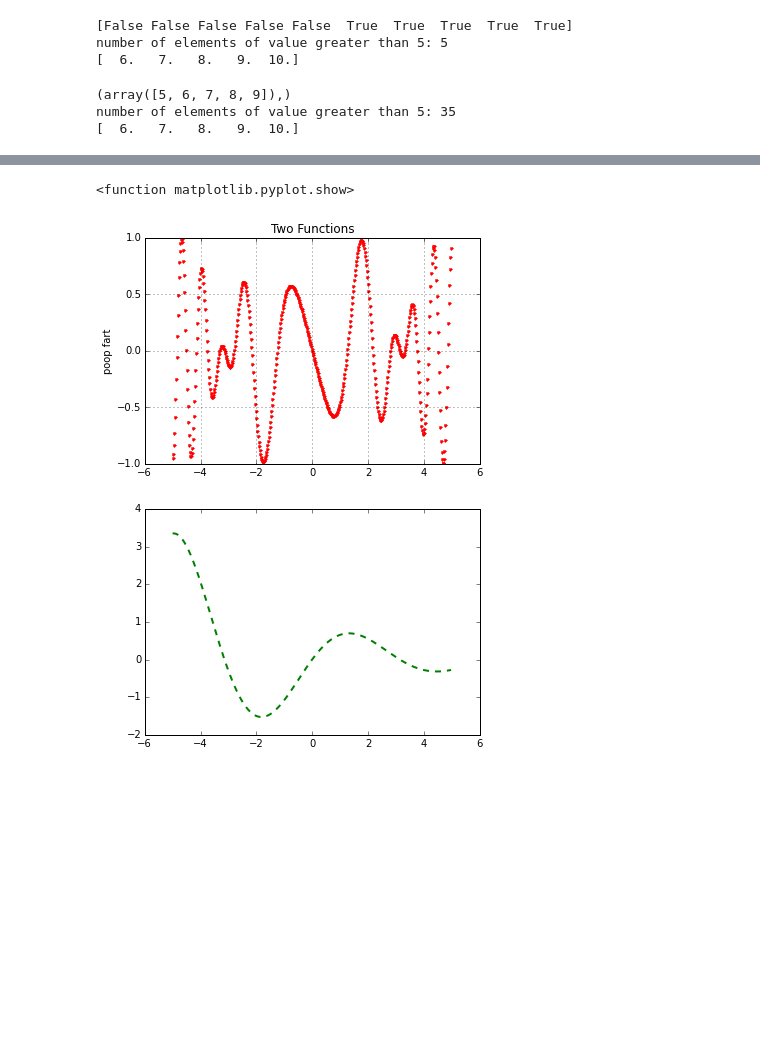
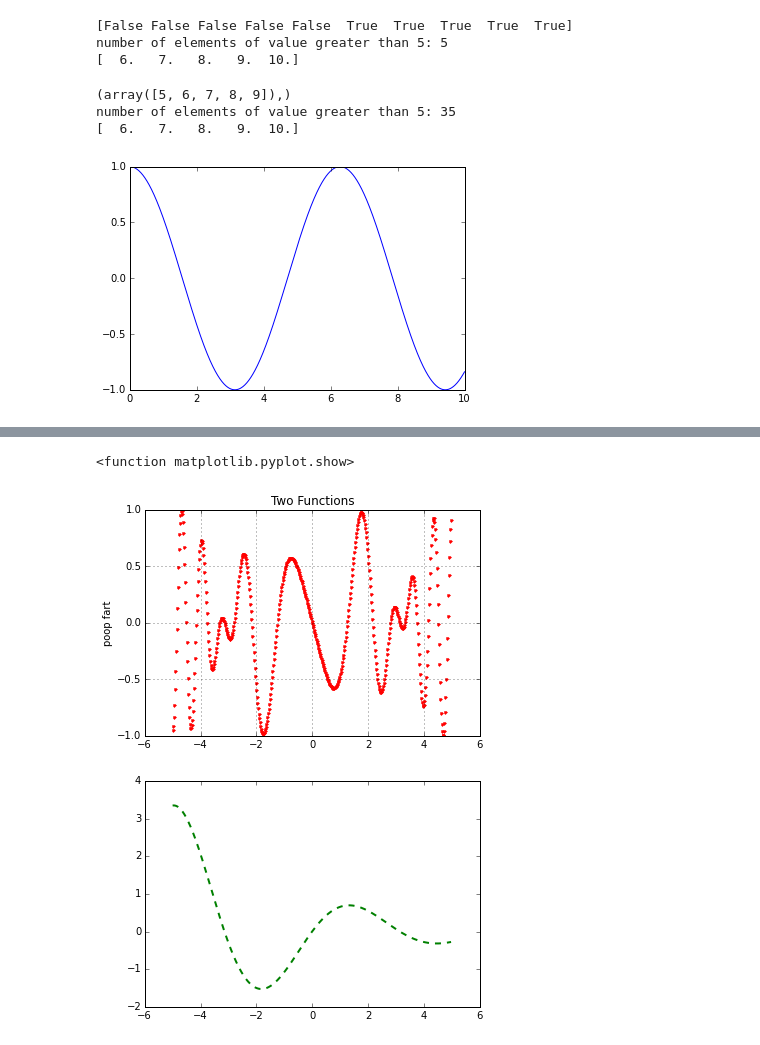
Before and after one commit to compphys-jvbaca/comp-phys, a Jupyter notebook: comp-phys-wk4.ipynb, the cells around one changed output, grey strips where cells are left out. Saved outputs shown, nothing was run; the diff lists cells and outputs as text; code cells hidden in the pictures; blank space fills up the shorter version.

```diff
--- a/comp-phys-wk4.ipynb
+++ b/comp-phys-wk4.ipynb
@@ -141,8 +141,11 @@ number of elements of value greater than 5: 35
 # %%
 #%matplotlib inline
 %matplotlib osx
 import matplotlib.pyplot as plt
-y = np.linspace(1,100,10) #x is assumed to be the index
-plt.plot(y)
+y = np.arange(0,10,.000001) #x is assumed to be the index
+x = np.cos(y)
+plt.plot(y,x)
 plt.show()
+# %% [output]
+[figure, added]
 # %%
```
Also changed, not shown: parts of 1 cell of this notebook, 2 other files.
